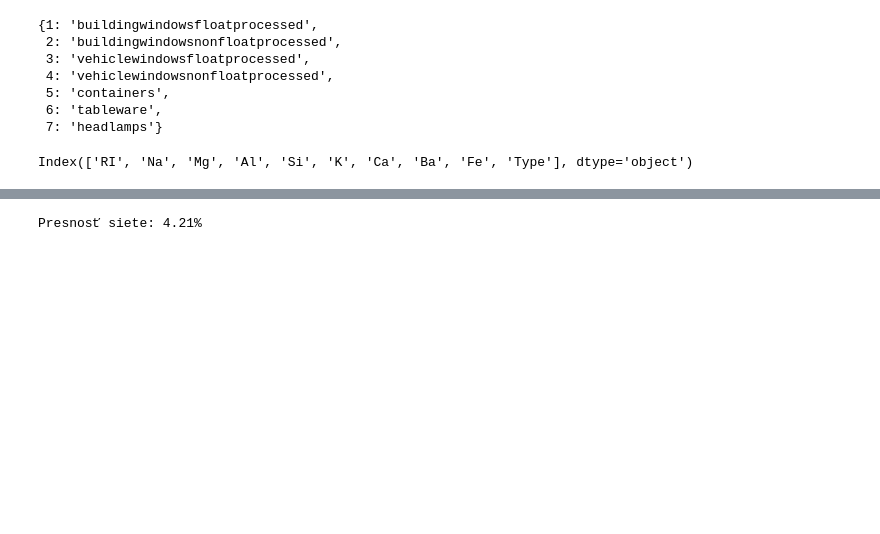
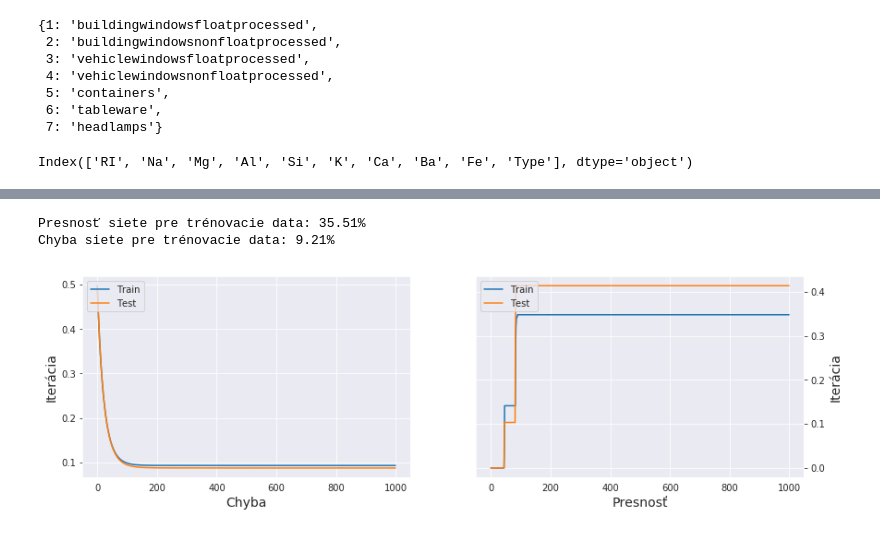
Before and after one commit to georgeob/Valovic_NS2020, a Jupyter notebook: projekt_sklo.ipynb, the cells around one changed output, grey strips where cells are left out. Drawn from its saved outputs; the diff is of its cells as text; code cells hidden in the pictures; blank space fills up the shorter version.

```diff
--- a/projekt_sklo.ipynb
+++ b/projekt_sklo.ipynb
@@ -83,3 +81,0 @@ plt.show()
-# %%
-df = df.sample(frac=1)
-df
@@ -110,6 +87,6 @@ model.add(Dense(9, input_dim=9, activation = 'sigmoid'))
 model.add(Dense(9, activation = 'sigmoid'))
 model.add(Dense(8))
 model.compile(loss='mean_squared_error', optimizer='sgd', metrics=['accuracy'])
-model.fit(df, kategoricka_premenna)
+history = model.fit(df[0:184],kategoricka_premenna[0:184] ,validation_data=(df[184:213], kategoricka_premenna[184:213]), batch_size = 100, epochs = 1000)
 scores = model.evaluate(df, kategoricka_premenna)
 # %% [output]
@@ -119,4 +111,27 @@ Epoch 1/1
-# %%
-print("\nPresnosť siete: %.2f%%" %(scores[1]*100))
-# %% [output]
-Presnosť siete: 4.21%
+# %%
+print("Presnosť siete pre trénovacie data: %.2f%%" %(scores[1]*100))
+print("Chyba siete pre trénovacie data: %.2f%%" %(scores[0]*100))
+# %% [output]
+Presnosť siete pre trénovacie data: 35.51%
+Chyba siete pre trénovacie data: 9.21%
+# %%
+f, axes = plt.subplots(1,2,figsize=(14,4))
+
+axes[0].plot(history.history['loss'])
+axes[0].plot(history.history['val_loss'])
+axes[0].set_xlabel('Chyba', fontsize=14)
+axes[0].set_ylabel('Iterácia', fontsize=14)
+axes[0].yaxis.tick_left()
+axes[0].legend(['Train', 'Test'], loc='upper left')
+
+axes[1].plot(history.history['accuracy'])
+axes[1].plot(history.history['val_accuracy'])
+axes[1].set_xlabel('Presnosť', fontsize=14)
+axes[1].set_ylabel('Iterácia', fontsize=14)
+axes[1].yaxis.set_label_position("right")
+axes[1].yaxis.tick_right()
+axes[1].legend(['Train', 'Test'], loc='upper left')
+
+plt.show()
+# %% [output]
+[figure, added]
```
Also changed, not shown: parts of 5 cells of this notebook.
